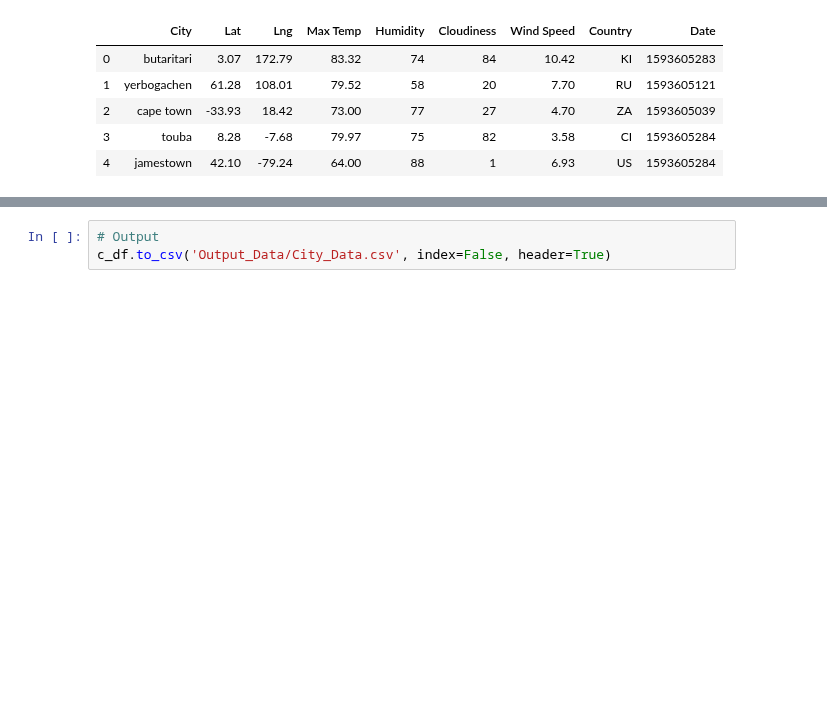
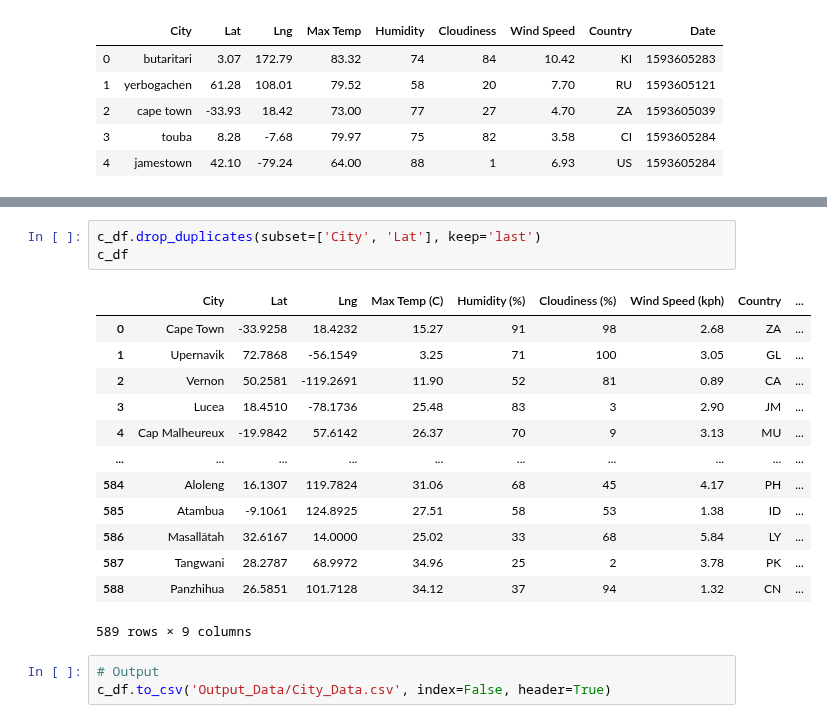
Before and after one commit to Karla-Flores/Python-API, a Jupyter notebook: starter_code/WheaterPy/WeatherPy.ipynb, the cells around one changed output, grey strips where cells are left out. Drawn from its saved outputs; the diff is of its cells as text; blank space fills up the shorter version.

Commit message:
Dropping duplicated

```diff
--- a/starter_code/WheaterPy/WeatherPy.ipynb
+++ b/starter_code/WheaterPy/WeatherPy.ipynb
@@ -207,3 +218,20 @@ duplicates
+# %%
+c_df.drop_duplicates(subset=['City', 'Lat'], keep='last')
+c_df
+# %% [output]
+|  | City | Lat | Lng | Max Temp (C) | Humidity (%) | Cloudiness (%) | Wind Speed (kph) | Country | ... |
+| 0 | Cape Town | -33.9258 | 18.4232 | 15.27 | 91 | 98 | 2.68 | ZA | ... |
+| 1 | Upernavik | 72.7868 | -56.1549 | 3.25 | 71 | 100 | 3.05 | GL | ... |
+| 2 | Vernon | 50.2581 | -119.2691 | 11.90 | 52 | 81 | 0.89 | CA | ... |
+| 3 | Lucea | 18.4510 | -78.1736 | 25.48 | 83 | 3 | 2.90 | JM | ... |
+| 4 | Cap Malheureux | -19.9842 | 57.6142 | 26.37 | 70 | 9 | 3.13 | MU | ... |
+| ... | ... | ... | ... | ... | ... | ... | ... | ... | ... |
+| 584 | Aloleng | 16.1307 | 119.7824 | 31.06 | 68 | 45 | 4.17 | PH | ... |
+| 585 | Atambua | -9.1061 | 124.8925 | 27.51 | 58 | 53 | 1.38 | ID | ... |
+| 586 | Masallātah | 32.6167 | 14.0000 | 25.02 | 33 | 68 | 5.84 | LY | ... |
+| 587 | Tangwani | 28.2787 | 68.9972 | 34.96 | 25 | 2 | 3.78 | PK | ... |
+| 588 | Panzhihua | 26.5851 | 101.7128 | 34.12 | 37 | 94 | 1.32 | CN | ... |
+589 rows × 9 columns
 # %%
 # Output
 c_df.to_csv('Output_Data/City_Data.csv', index=False, header=True)
```
Also changed, not shown: parts of 10 cells of this notebook, 2 other files.
